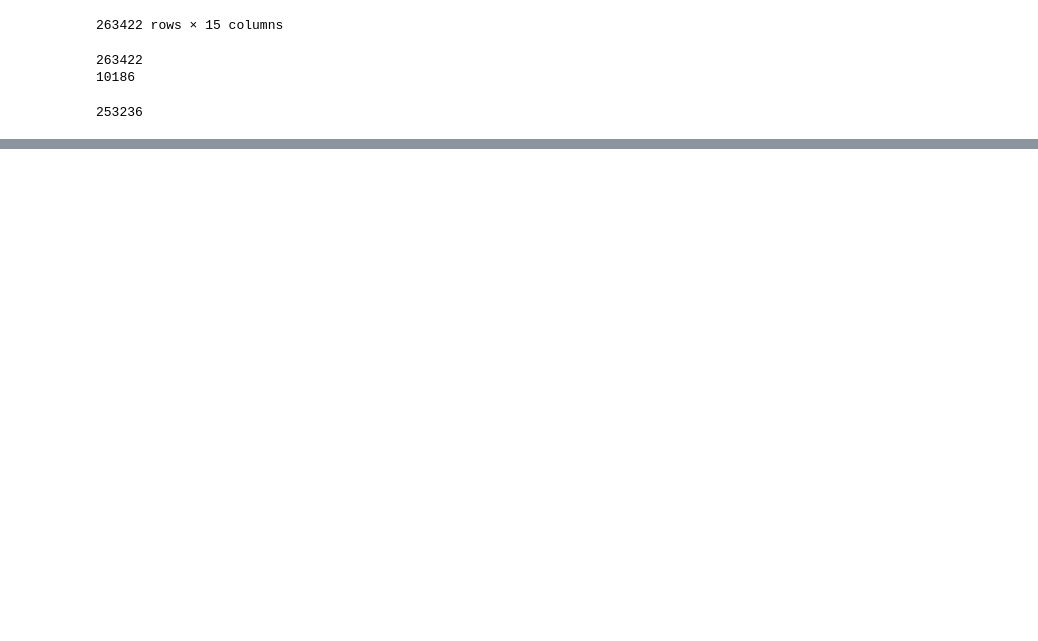
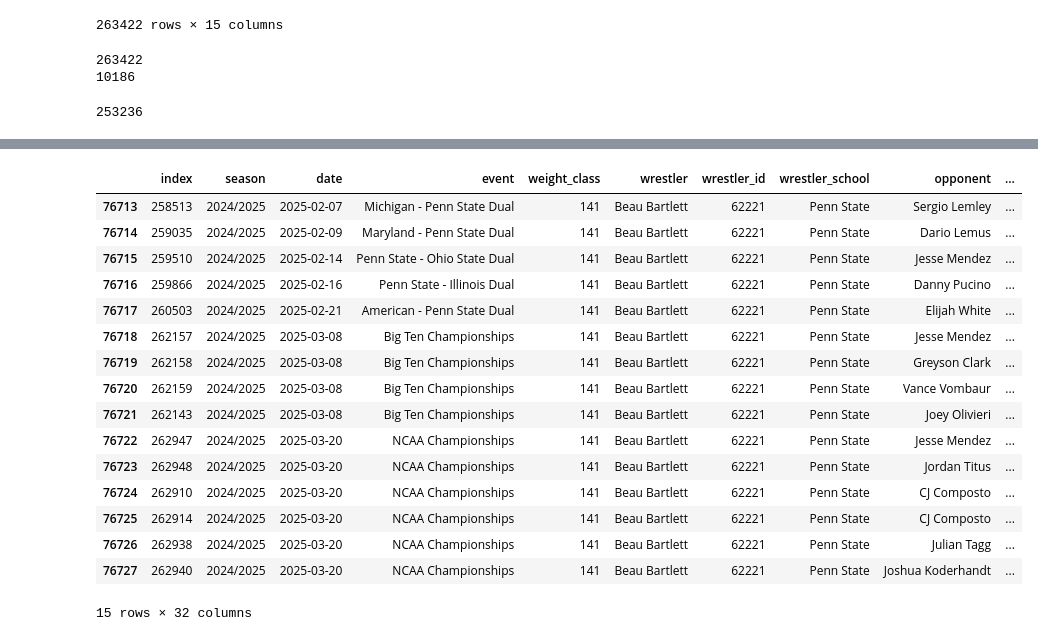
Before and after one commit to Silver0524/NCAA-Wrestling-Predictor, a Jupyter notebook: notebooks/feature_engineering.ipynb, the cells around one changed output, grey strips where cells are left out. Saved outputs shown, nothing was run; the diff lists cells and outputs as text; code cells hidden in the pictures; blank space fills up the shorter version.

```diff
--- a/notebooks/feature_engineering.ipynb
+++ b/notebooks/feature_engineering.ipynb
@@ -97,0 +426,40 @@ raw
+# %%
+def calculate_experience_differential(df):
+    df = df.sort_values(['wrestler_id', 'date'])
+
+    # Shift to get experience before current match
+    df['experience'] = df.groupby('wrestler_id')['matches_wrestled'].shift(1).fillna(0)
+
+    # Map opponent experience
+    exp_mapping = df.groupby(['wrestler_id', 'date'])['experience'].first().reset_index()
+
+    df = df.merge(
+        exp_mapping.rename(columns={'wrestler_id': 'opponent_id', 'experience': 'opponent_experience'}),
+        on=['opponent_id', 'date'],
+        how='left'
+    )
+
+    # Calculate experience differential
+    df['experience_differential'] = df['experience'] - df['opponent_experience']
+
+    return df
+test2 = calculate_experience_differential(test2)
+test2[(test2['wrestler'] == 'Beau Bartlett')].tail(15)
+# %% [output]
+|  | index | season | date | event | weight_class | wrestler | wrestler_id | wrestler_school | opponent | ... |
+| 76713 | 258513 | 2024/2025 | 2025-02-07 | Michigan - Penn State Dual | 141 | Beau Bartlett | 62221 | Penn State | Sergio Lemley | ... |
+| 76714 | 259035 | 2024/2025 | 2025-02-09 | Maryland - Penn State Dual | 141 | Beau Bartlett | 62221 | Penn State | Dario Lemus | ... |
+| 76715 | 259510 | 2024/2025 | 2025-02-14 | Penn State - Ohio State Dual | 141 | Beau Bartlett | 62221 | Penn State | Jesse Mendez | ... |
+| 76716 | 259866 | 2024/2025 | 2025-02-16 | Penn State - Illinois Dual | 141 | Beau Bartlett | 62221 | Penn State | Danny Pucino | ... |
+| 76717 | 260503 | 2024/2025 | 2025-02-21 | American - Penn State Dual | 141 | Beau Bartlett | 62221 | Penn State | Elijah White | ... |
+| 76718 | 262157 | 2024/2025 | 2025-03-08 | Big Ten Championships | 141 | Beau Bartlett | 62221 | Penn State | Jesse Mendez | ... |
+| 76719 | 262158 | 2024/2025 | 2025-03-08 | Big Ten Championships | 141 | Beau Bartlett | 62221 | Penn State | Greyson Clark | ... |
+| 76720 | 262159 | 2024/2025 | 2025-03-08 | Big Ten Championships | 141 | Beau Bartlett | 62221 | Penn State | Vance Vombaur | ... |
+| 76721 | 262143 | 2024/2025 | 2025-03-08 | Big Ten Championships | 141 | Beau Bartlett | 62221 | Penn State | Joey Olivieri | ... |
+| 76722 | 262947 | 2024/2025 | 2025-03-20 | NCAA Championships | 141 | Beau Bartlett | 62221 | Penn State | Jesse Mendez | ... |
+| 76723 | 262948 | 2024/2025 | 2025-03-20 | NCAA Championships | 141 | Beau Bartlett | 62221 | Penn State | Jordan Titus | ... |
+| 76724 | 262910 | 2024/2025 | 2025-03-20 | NCAA Championships | 141 | Beau Bartlett | 62221 | Penn State | CJ Composto | ... |
+| 76725 | 262914 | 2024/2025 | 2025-03-20 | NCAA Championships | 141 | Beau Bartlett | 62221 | Penn State | CJ Composto | ... |
+| 76726 | 262938 | 2024/2025 | 2025-03-20 | NCAA Championships | 141 | Beau Bartlett | 62221 | Penn State | Julian Tagg | ... |
+| 76727 | 262940 | 2024/2025 | 2025-03-20 | NCAA Championships | 141 | Beau Bartlett | 62221 | Penn State | Joshua Koderhandt | ... |
+15 rows × 32 columns
```
Also changed, not shown: parts of 26 cells of this notebook, 1 other file.
